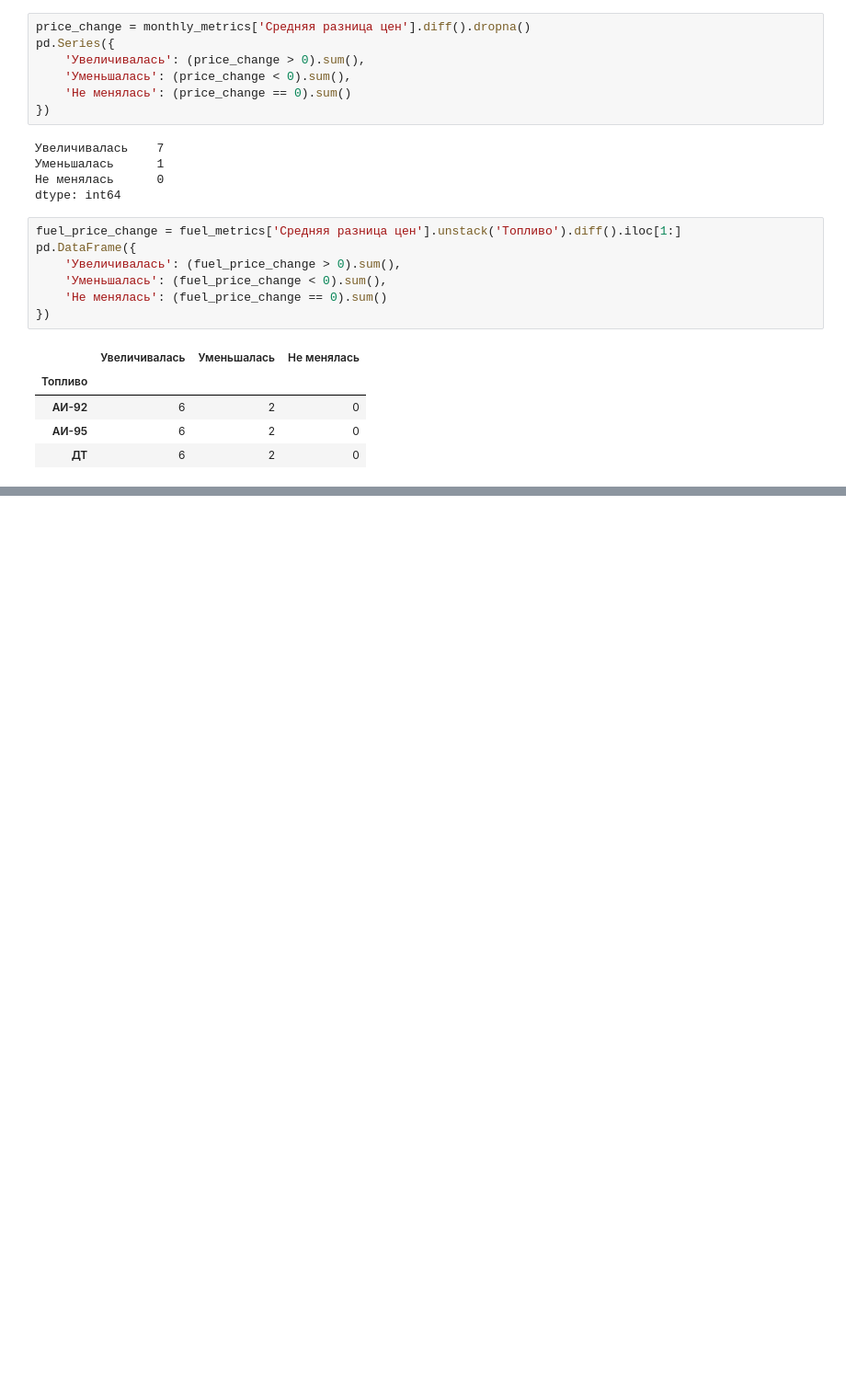
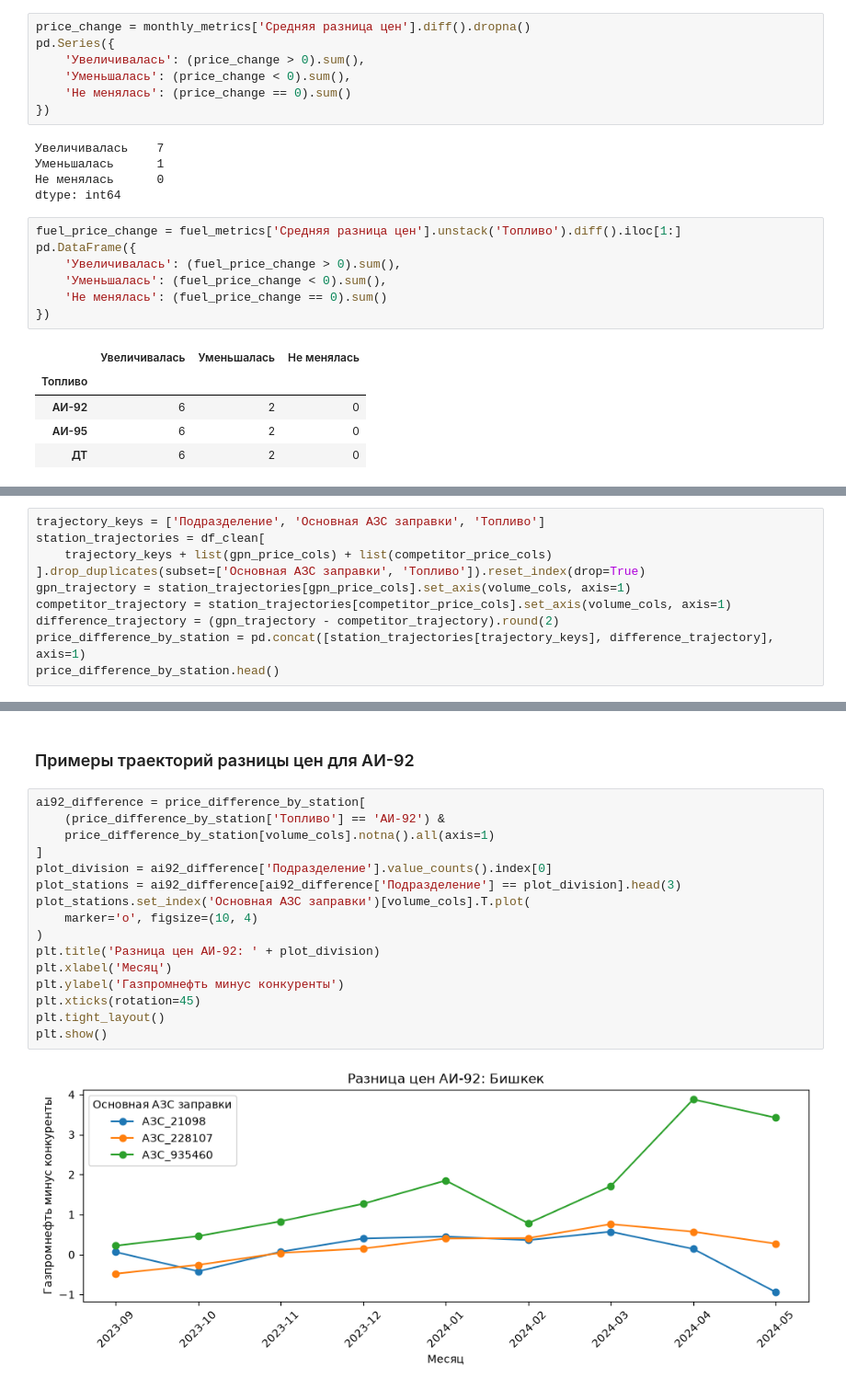
Before and after one commit to c-ch256/gpn-intelligence-cup-2026, a Jupyter notebook: notebooks/analyz.ipynb, the cells around one changed output, grey strips where cells are left out. Shown at 92% size. Saved outputs shown, nothing was run; the diff lists cells and outputs as text; blank space fills up the shorter version.

```diff
--- a/notebooks/analyz.ipynb
+++ b/notebooks/analyz.ipynb
@@ -434,0 +1003,10 @@ pd.DataFrame({
+# %%
+trajectory_keys = ['Подразделение', 'Основная АЗС заправки', 'Топливо']
+station_trajectories = df_clean[
+    trajectory_keys + list(gpn_price_cols) + list(competitor_price_cols)
+].drop_duplicates(subset=['Основная АЗС заправки', 'Топливо']).reset_index(drop=True)
+gpn_trajectory = station_trajectories[gpn_price_cols].set_axis(volume_cols, axis=1)
+competitor_trajectory = station_trajectories[competitor_price_cols].set_axis(volume_cols, axis=1)
+difference_trajectory = (gpn_trajectory - competitor_trajectory).round(2)
+price_difference_by_station = pd.concat([station_trajectories[trajectory_keys], difference_trajectory], axis=1)
+price_difference_by_station.head()
@@ -434,0 +1147,20 @@ pd.DataFrame({
+# %% [markdown]
+### Примеры траекторий разницы цен для АИ-92
+# %%
+ai92_difference = price_difference_by_station[
+    (price_difference_by_station['Топливо'] == 'АИ-92') &
+    price_difference_by_station[volume_cols].notna().all(axis=1)
+]
+plot_division = ai92_difference['Подразделение'].value_counts().index[0]
+plot_stations = ai92_difference[ai92_difference['Подразделение'] == plot_division].head(3)
+plot_stations.set_index('Основная АЗС заправки')[volume_cols].T.plot(
+    marker='o', figsize=(10, 4)
+)
+plt.title('Разница цен АИ-92: ' + plot_division)
+plt.xlabel('Месяц')
+plt.ylabel('Газпромнефть минус конкуренты')
+plt.xticks(rotation=45)
+plt.tight_layout()
+plt.show()
+# %% [output]
+[figure, added]
```
Also changed, not shown: parts of 124 cells of this notebook.
